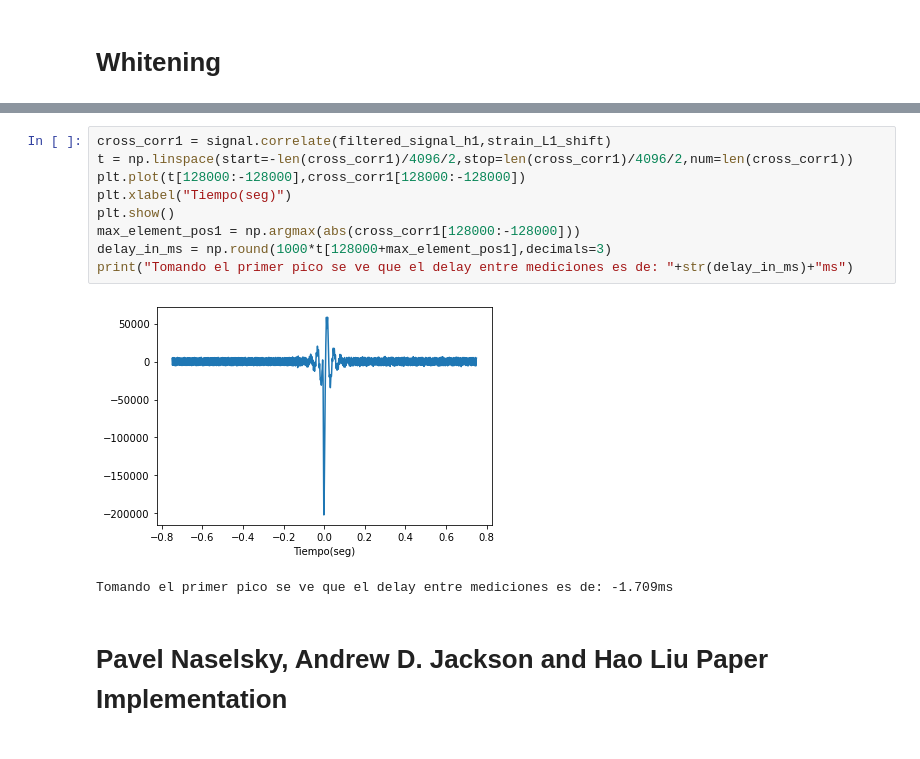
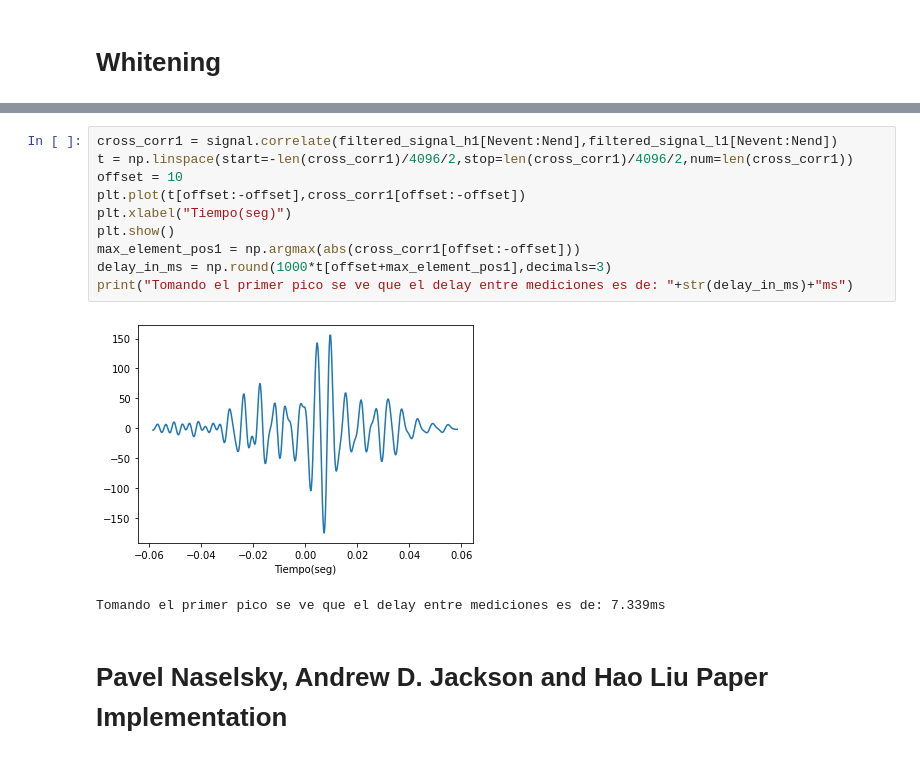
Before and after one commit to ManuMollon261297/PASA, a Jupyter notebook: TP1/code/pasa_tp1.ipynb, the cells around one changed output, grey strips where cells are left out. Saved outputs shown, nothing was run; the diff lists cells and outputs as text.

```diff
--- a/TP1/code/pasa_tp1.ipynb
+++ b/TP1/code/pasa_tp1.ipynb
@@ -610,16 +610,17 @@ IPython.display.Audio(filtered_signal_h1[Nevent-2000:Nend+2000]**7,rate=4096)
 # %% [output]
 [interactive output not drawn]
 # %%
-cross_corr1 = signal.correlate(filtered_signal_h1,strain_L1_shift)
+cross_corr1 = signal.correlate(filtered_signal_h1[Nevent:Nend],filtered_signal_l1[Nevent:Nend])
 t = np.linspace(start=-len(cross_corr1)/4096/2,stop=len(cross_corr1)/4096/2,num=len(cross_corr1))
-plt.plot(t[128000:-128000],cross_corr1[128000:-128000])
+offset = 10
+plt.plot(t[offset:-offset],cross_corr1[offset:-offset])
 plt.xlabel("Tiempo(seg)")
 plt.show()
-max_element_pos1 = np.argmax(abs(cross_corr1[128000:-128000]))
-delay_in_ms = np.round(1000*t[128000+max_element_pos1],decimals=3)
+max_element_pos1 = np.argmax(abs(cross_corr1[offset:-offset]))
+delay_in_ms = np.round(1000*t[offset+max_element_pos1],decimals=3)
 print("Tomando el primer pico se ve que el delay entre mediciones es de: "+str(delay_in_ms)+"ms")
 # %% [output]
-[figure, old version]
+[figure, new version]
-Tomando el primer pico se ve que el delay entre mediciones es de: -1.709ms
+Tomando el primer pico se ve que el delay entre mediciones es de: 7.339ms
 # %% [markdown]
 # Pavel Naselsky, Andrew D. Jackson and Hao Liu Paper Implementation
```
Also changed, not shown: parts of 11 cells of this notebook, 2 other files.
